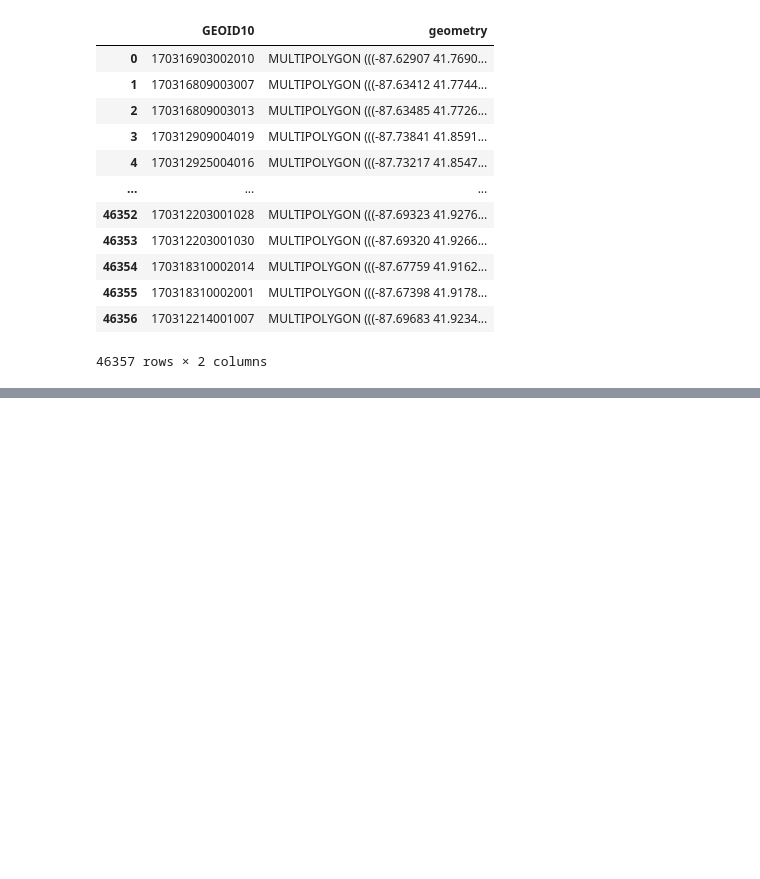
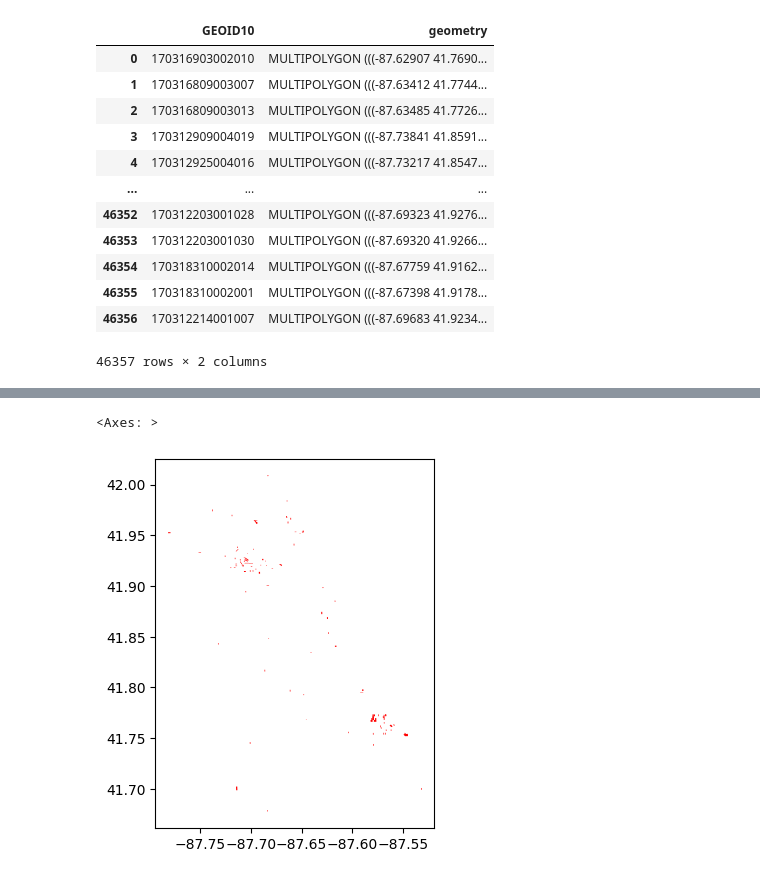
Before and after one commit to internet-equity/netrics-data, a Jupyter notebook: code/mappingcodelc.ipynb, the cells around one changed output, grey strips where cells are left out. Cells and saved outputs as stored; diff of their text form; code cells hidden in the pictures; blank space fills up the shorter version.

Commit message:
Updated Mapping Code LC
This is the correct and finalized mapping code for the census block and device ID data after the server mishap.

```diff
--- a/code/mappingcodelc.ipynb
+++ b/code/mappingcodelc.ipynb
@@ -83,3 +81,6 @@ censusblock
 | 46355 | 170318310002001 | MULTIPOLYGON (((-87.67398 41.9178... |
 | 46356 | 170312214001007 | MULTIPOLYGON (((-87.69683 41.9234... |
 46357 rows × 2 columns
+# %%
+censusblock['GEOID10'] = censusblock.GEOID10.astype('int64')
+censusblock['GEOID10'].dtypes
@@ -91,0 +112,6 @@ ValueError: You are trying to merge on int64 and object columns. If you wish to
+# %%
+idcensusblock_gpd = gpd.GeoDataFrame(idcensusblock, geometry='geometry')
+idcensusblock_gpd.plot(color = 'red')
+# %% [output]
+<Axes: >
+[figure, added]
```
Also changed, not shown: parts of 5 cells of this notebook.
